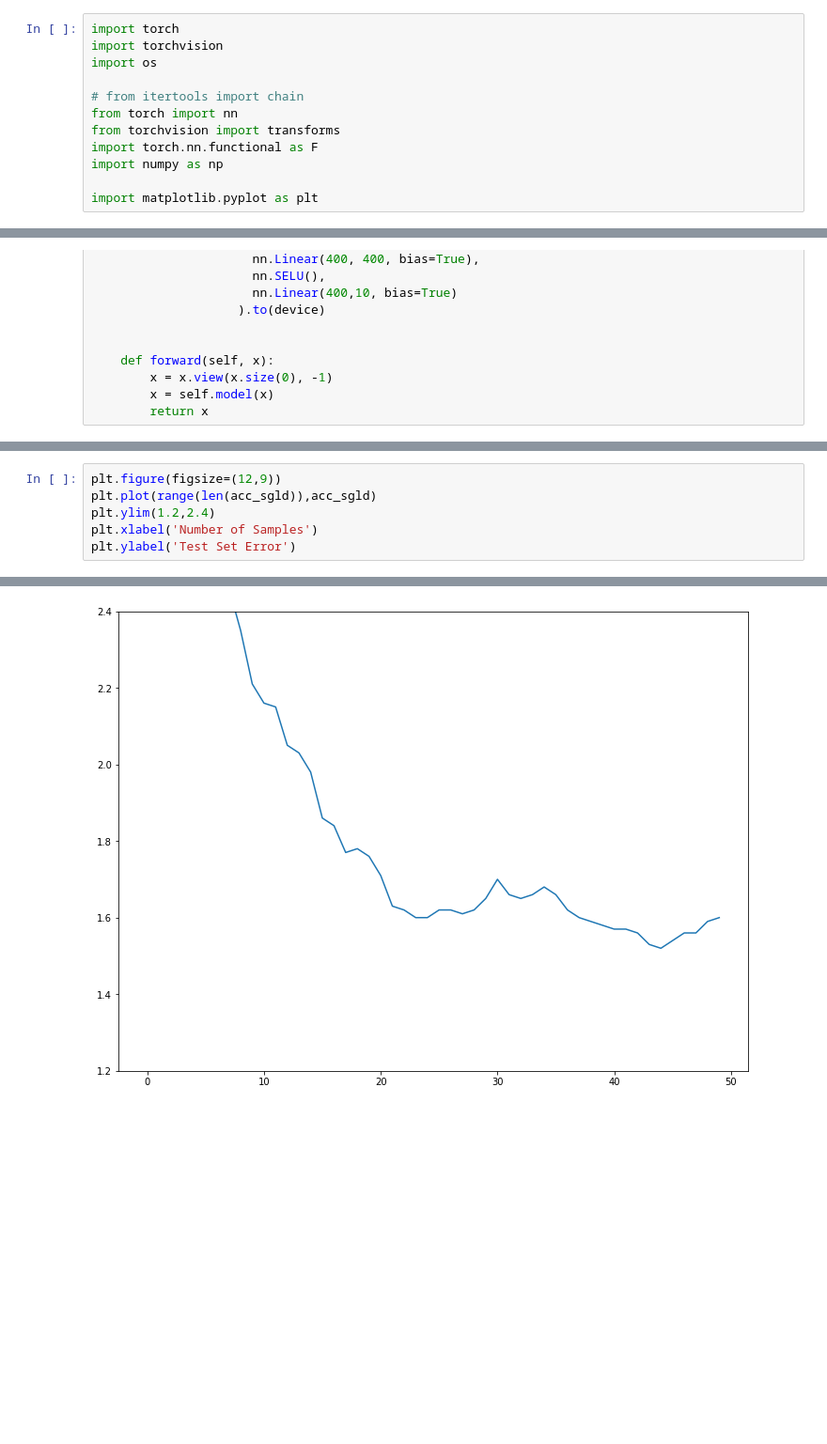
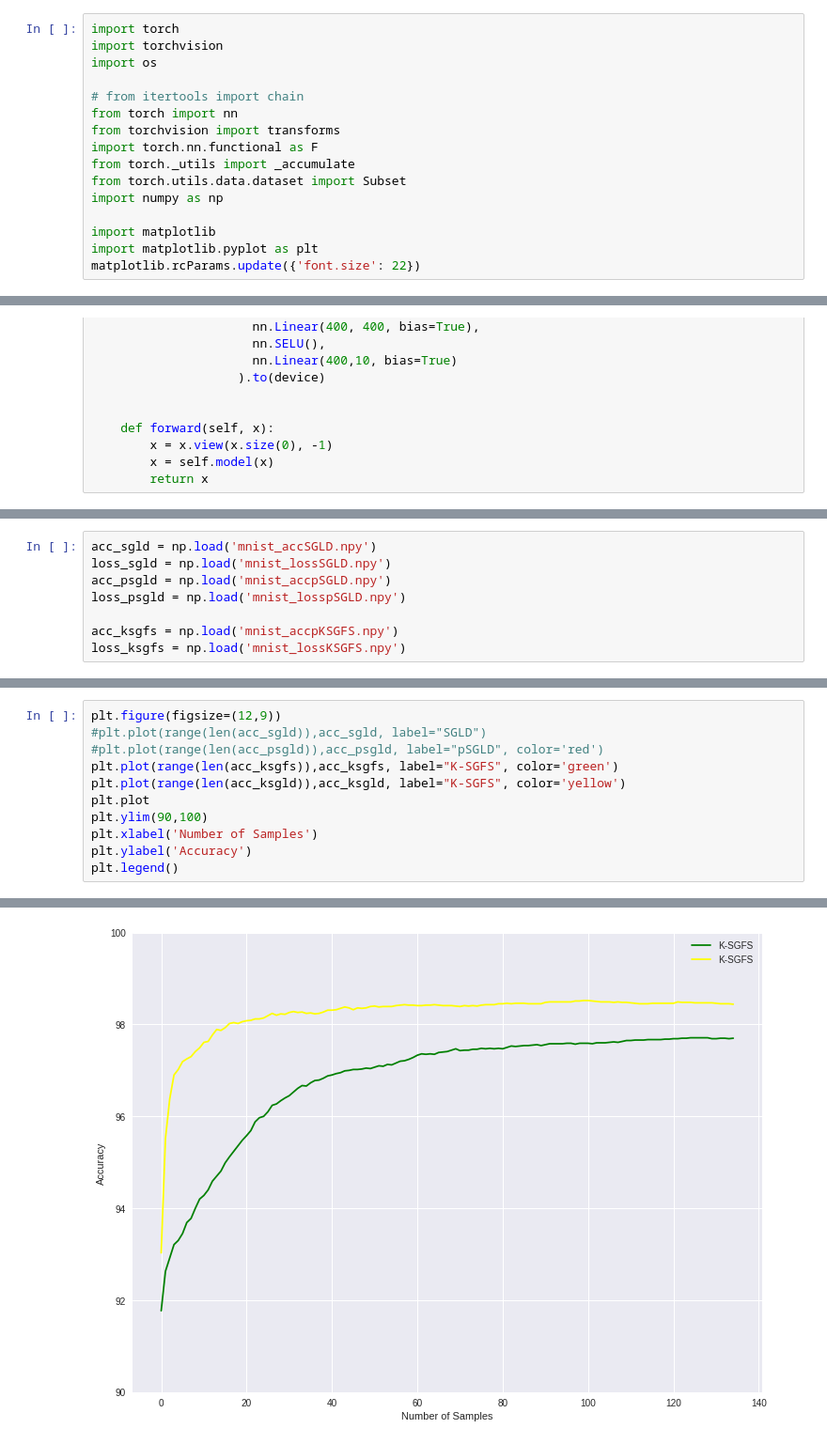
Before and after one commit to GitM0j0/KSGFS, a Jupyter notebook: grid_search_mnist.ipynb, the cells around one changed output, grey strips where cells are left out. Shown at 94% size. Saved outputs shown, nothing was run; the diff lists cells and outputs as text; blank space fills up the shorter version.

```diff
--- a/grid_search_mnist.ipynb
+++ b/grid_search_mnist.ipynb
@@ -7,6 +7,10 @@ import os
 from torch import nn
 from torchvision import transforms
 import torch.nn.functional as F
+from torch._utils import _accumulate
+from torch.utils.data.dataset import Subset
 import numpy as np
 
+import matplotlib
 import matplotlib.pyplot as plt
+matplotlib.rcParams.update({'font.size': 22})
@@ -170,0 +280,8 @@ error_results
+# %%
+acc_sgld = np.load('mnist_accSGLD.npy')
+loss_sgld = np.load('mnist_lossSGLD.npy')
+acc_psgld = np.load('mnist_accpSGLD.npy')
+loss_psgld = np.load('mnist_losspSGLD.npy')
+
+acc_ksgfs = np.load('mnist_accpKSGFS.npy')
+loss_ksgfs = np.load('mnist_lossKSGFS.npy')
@@ -171,7 +290,12 @@ error_results
 # %%
 plt.figure(figsize=(12,9))
-plt.plot(range(len(acc_sgld)),acc_sgld)
-plt.ylim(1.2,2.4)
+#plt.plot(range(len(acc_sgld)),acc_sgld, label="SGLD")
+#plt.plot(range(len(acc_psgld)),acc_psgld, label="pSGLD", color='red')
+plt.plot(range(len(acc_ksgfs)),acc_ksgfs, label="K-SGFS", color='green')
+plt.plot(range(len(acc_ksgld)),acc_ksgld, label="K-SGFS", color='yellow')
+plt.plot
+plt.ylim(90,100)
 plt.xlabel('Number of Samples')
-plt.ylabel('Test Set Error')
+plt.ylabel('Accuracy')
+plt.legend()
 # %% [output]
@@ -179 +303 @@ plt.ylabel('Test Set Error')
-[figure, old version]
+[figure, new version]
```
Also changed, not shown: parts of 31 cells of this notebook, 6 other files.
